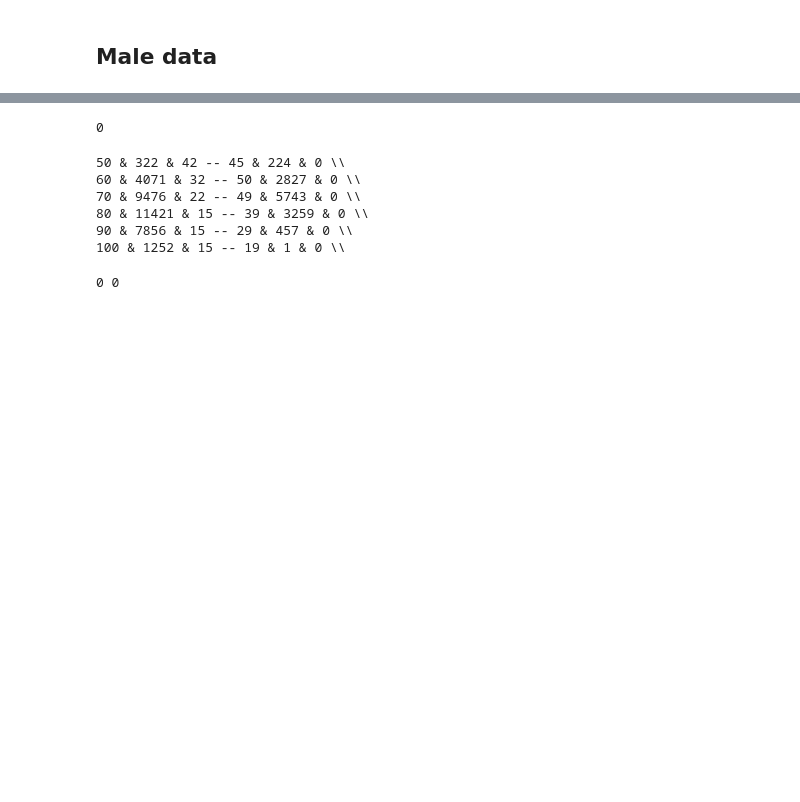
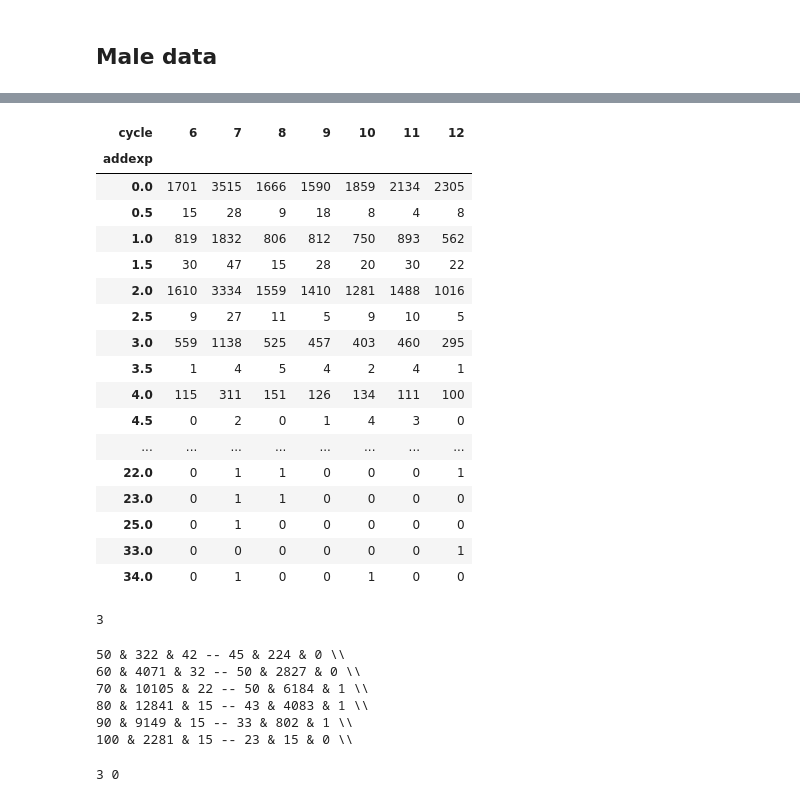
Before and after one commit to AllenDowney/MarriageNSFG, a Jupyter notebook: clean_nsfg.ipynb, the cells around one changed output, grey strips where cells are left out. Cells and saved outputs as stored; diff of their text form; code cells hidden in the pictures; blank space fills up the shorter version.

Commit message:
Updating male data

```diff
--- a/clean_nsfg.ipynb
+++ b/clean_nsfg.ipynb
@@ -1970,0 +1875,3 @@ len(df2)
+# %%
+male2023 = marriage.ReadMaleResp2023()
+male2023.columns
@@ -1970,0 +1895,6 @@ len(df2)
+# %%
+import pandas as pd
+
+males = [male2002, male2010, male2013, male2015, male2017, male2019, male2023]
+df2 = pd.concat(males, ignore_index=True, sort=False)
+len(df2)
@@ -1971,7 +1924,28 @@ len(df2)
+# %%
+pd.crosstab(df2['addexp'], df2['cycle'])
+# %% [output]
+| cycle | 6 | 7 | 8 | 9 | 10 | 11 | 12 |
+| addexp |  |  |  |  |  |  |  |
+| 0.0 | 1701 | 3515 | 1666 | 1590 | 1859 | 2134 | 2305 |
+| 0.5 | 15 | 28 | 9 | 18 | 8 | 4 | 8 |
+| 1.0 | 819 | 1832 | 806 | 812 | 750 | 893 | 562 |
+| 1.5 | 30 | 47 | 15 | 28 | 20 | 30 | 22 |
+| 2.0 | 1610 | 3334 | 1559 | 1410 | 1281 | 1488 | 1016 |
+| 2.5 | 9 | 27 | 11 | 5 | 9 | 10 | 5 |
+| 3.0 | 559 | 1138 | 525 | 457 | 403 | 460 | 295 |
+| 3.5 | 1 | 4 | 5 | 4 | 2 | 4 | 1 |
+| 4.0 | 115 | 311 | 151 | 126 | 134 | 111 | 100 |
+| 4.5 | 0 | 2 | 0 | 1 | 4 | 3 | 0 |
+| ... | ... | ... | ... | ... | ... | ... | ... |
+| 22.0 | 0 | 1 | 1 | 0 | 0 | 0 | 1 |
+| 23.0 | 0 | 1 | 1 | 0 | 0 | 0 | 0 |
+| 25.0 | 0 | 1 | 0 | 0 | 0 | 0 | 0 |
+| 33.0 | 0 | 0 | 0 | 0 | 0 | 0 | 1 |
+| 34.0 | 0 | 1 | 0 | 0 | 1 | 0 | 0 |
 # %%
 sum(df2.missing)
 # %% [output]
-0
+3
 # %%
 marriage.digitize_resp(df2)
 grouped = df2.groupby('birth_index')
@@ -1981,10 +1955,10 @@ for name, group in iter(grouped):
 # %% [output]
 50 & 322 & 42 -- 45 & 224 & 0 \\
 60 & 4071 & 32 -- 50 & 2827 & 0 \\
-70 & 9476 & 22 -- 49 & 5743 & 0 \\
-80 & 11421 & 15 -- 39 & 3259 & 0 \\
-90 & 7856 & 15 -- 29 & 457 & 0 \\
-100 & 1252 & 15 -- 19 & 1 & 0 \\
+70 & 10105 & 22 -- 50 & 6184 & 1 \\
+80 & 12841 & 15 -- 43 & 4083 & 1 \\
+90 & 9149 & 15 -- 33 & 802 & 1 \\
+100 & 2281 & 15 -- 23 & 15 & 0 \\
 # %%
 df2['complete'] = df2.evrmarry
 df2['complete_var'] = df2.agemarry_index
@@ -1994,7 +1968,7 @@ df2['ongoing_missing'] = ~df2.complete & df2.ongoing_var.isnull()
 # %%
 print(sum(df2.complete_missing), sum(df2.ongoing_missing))
 # %% [output]
-0 0
+3 0
 # %%
 df2.to_hdf('MaleMarriageData.hdf', key='MaleMarriageData')
 # %%
```
Also changed, not shown: parts of 38 cells of this notebook.
